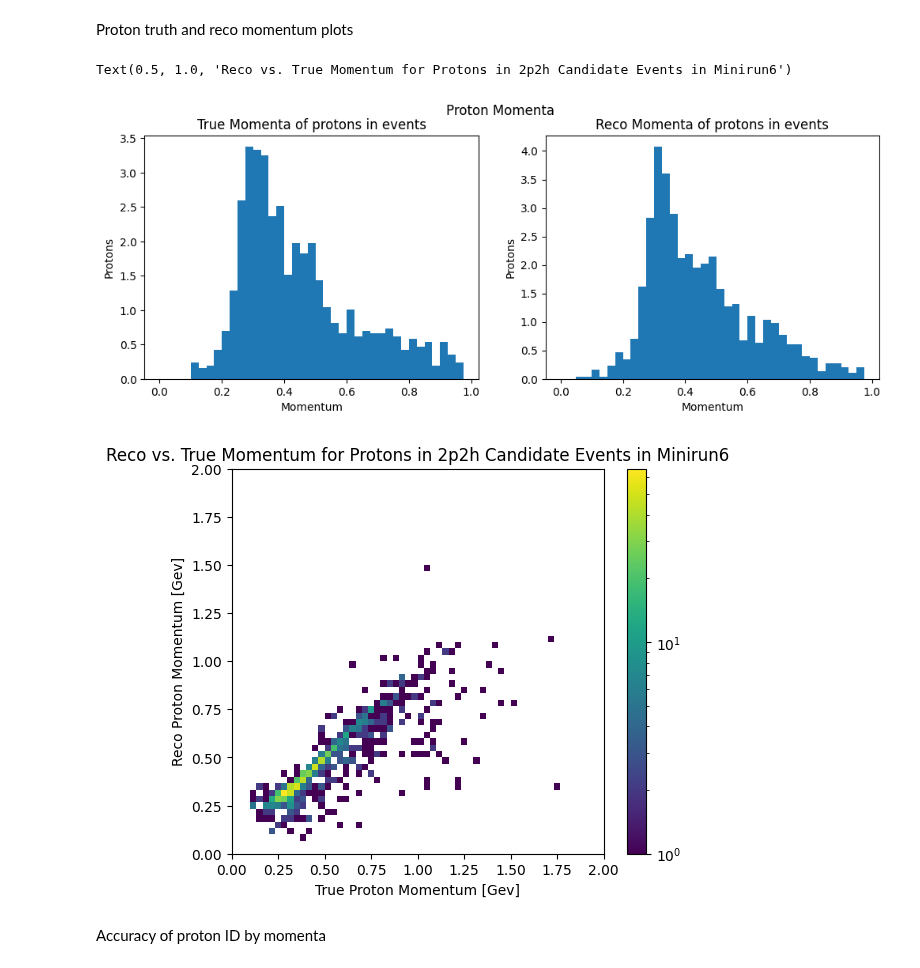
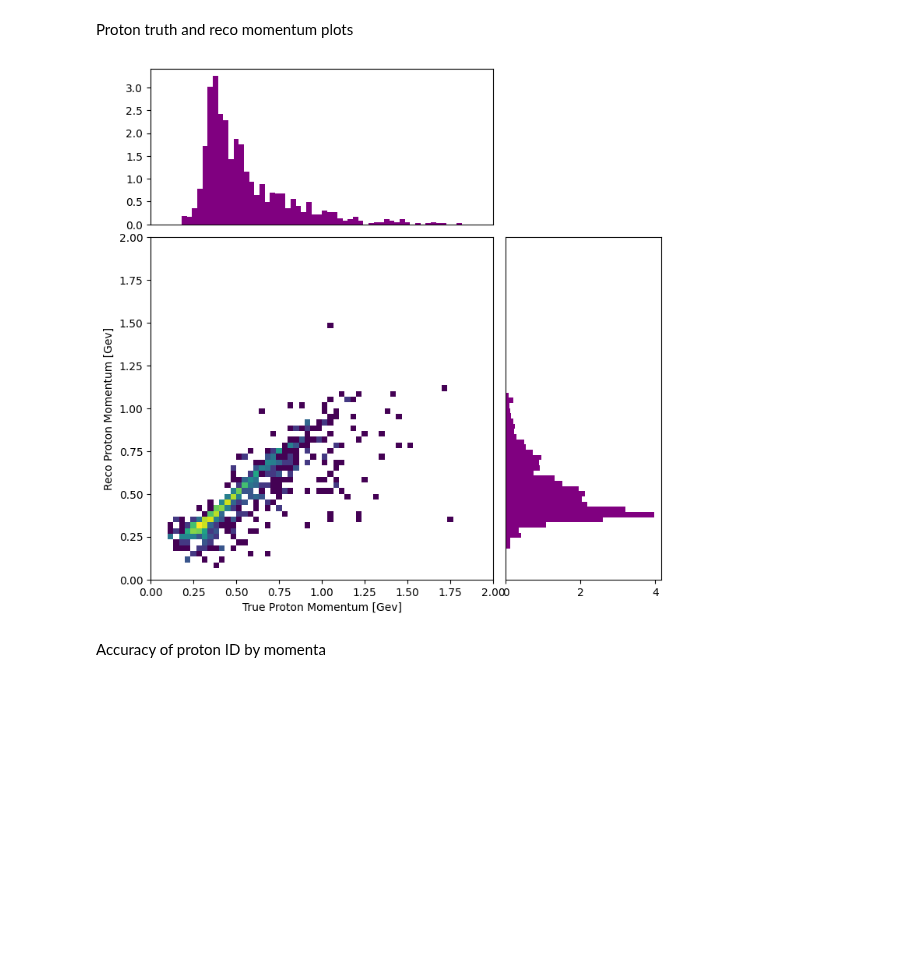
Before and after one commit to ZaeMoore/2x2_CAF, a Jupyter notebook: purity_efficiency/purity_efficiency.ipynb, the cells around one changed output. Drawn from its saved outputs; the diff is of its cells as text; code cells hidden in the pictures; blank space fills up the shorter version.

```diff
--- a/purity_efficiency/purity_efficiency.ipynb
+++ b/purity_efficiency/purity_efficiency.ipynb
@@ -571,32 +577,31 @@ Muon momentum cutoff:  0.30000000000000004
 Neutrino momentum cutoff:  6.0
 # %% [markdown]
 Proton truth and reco momentum plots
-# %%
-#1d histograms for reco and truth individually
-fig, axs = plt.subplots(1, 2, figsize=(12,4))
-fig.suptitle('Proton Momenta')
-n, bins, edges = axs[0].hist(true_proton_p, bins=np.arange(0.0, 1.0, 0.025), density=True)
-axs[0].set_xticks(np.arange(0.0, 1.1, 0.2))
-axs[0].set_xlabel("Momentum")
-axs[0].set_ylabel("Protons")
-axs[0].set_title("True Momenta of protons in events")
-n, bins, edges = axs[1].hist(reco_proton_p, bins=np.arange(0.0, 1.0, 0.025), density=True)
-axs[1].set_xticks(np.arange(0.0, 1.1, 0.2))
-axs[1].set_xlabel("Momentum")
-axs[1].set_ylabel("Protons")
-axs[1].set_title("Reco Momenta of protons in events")
-
-#2d histogram
-fig = plt.figure(figsize=(6,5))
-plt.hist2d(hist_proton_truep, hist_proton_recop, bins=60, range=((0,2),(0,2)),norm=colors.LogNorm())
-plt.xlabel("True Proton Momentum [Gev]")
-plt.ylabel("Reco Proton Momentum [Gev]")
-plt.colorbar()
-plt.title("Reco vs. True Momentum for Protons in 2p2h Candidate Events in Minirun6")
-# %% [output]
-Text(0.5, 1.0, 'Reco vs. True Momentum for Protons in 2p2h Candidate Events in Minirun6')
-[figure, removed]
-[figure, removed]
+# %%
+#2D histogram with 1D projections
+fig = plt.figure(figsize=(8,8))
+left, width, bottom, height = 0.12, 0.55, 0.12, 0.55
+bottom_h = left_h = left + width + 0.02
+#Dimensions
+dim_2dhist = [left, bottom, width, height] #Dimensions of 2d hist
+dim_1dhistx = [left, bottom_h, width, 0.25] #Dimensions of 1d x hist
+dim_1dhisty = [left_h, bottom, 0.25, height] #Dimensions of 1d y hist
+#Make the plots
+ax2dhist = plt.axes(dim_2dhist) #2d hist plot
+ax1dhistx = plt.axes(dim_1dhistx) #1d x hist plot
+ax1dhisty = plt.axes(dim_1dhisty) #1d y hist plot
+#Plot histograms
+ax2dhist.hist2d(hist_proton_truep, hist_proton_recop, bins=60, range=((0,2),(0,2)),norm=colors.LogNorm())
+ax1dhistx.hist(true_proton_p, bins=60, range=(0,2), density=True, color='purple')
+ax1dhisty.hist(reco_proton_p, bins=60, range=(0,2), density=True, orientation='horizontal', color='purple')
+#Make it pretty
+ax2dhist.set_xlabel("True Proton Momentum [Gev]")
+ax2dhist.set_ylabel("Reco Proton Momentum [Gev]")
+ax1dhistx.get_xaxis().set_visible(False)
+ax1dhisty.get_yaxis().set_visible(False)
+plt.show()
+# %% [output]
+[figure, added]
 # %% [markdown]
 Accuracy of proton ID by momenta
 # %%
```
Also changed, not shown: parts of 3 cells of this notebook, 4 other files.
